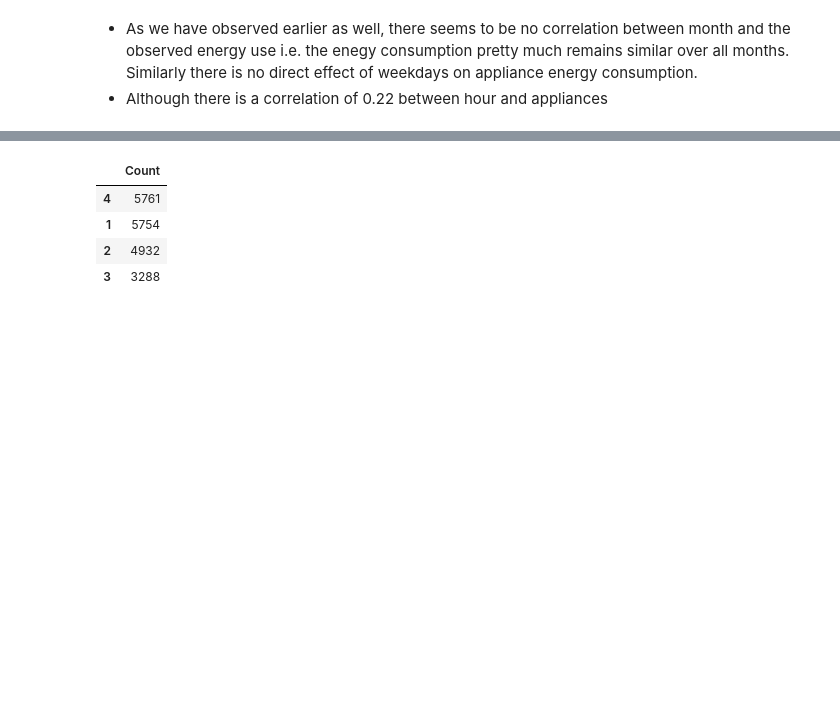
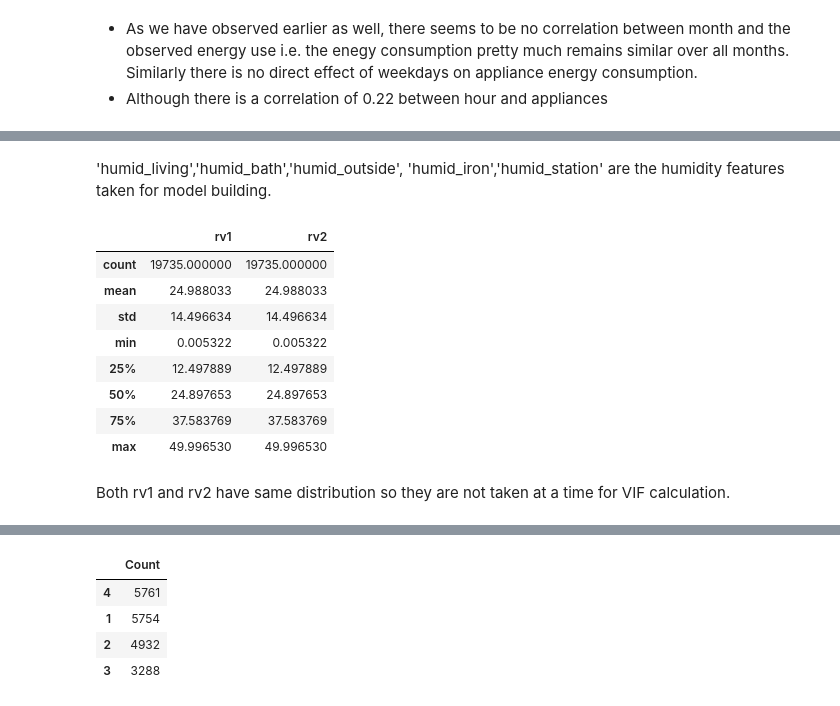
Before and after one commit to amrita-sarkar1/Appliance-Energy-Prediction, a Jupyter notebook: Appliance_Energy_Prediction_.ipynb, the cells around one changed output, grey strips where cells are left out. Drawn from its saved outputs; the diff is of its cells as text; code cells hidden in the pictures; blank space fills up the shorter version.

```diff
--- a/Appliance_Energy_Prediction_.ipynb
+++ b/Appliance_Energy_Prediction_.ipynb
@@ -558,0 +573,17 @@ from sklearn.preprocessing import LabelEncoder
+# %% [markdown]
+'humid_living','humid_bath','humid_outside', 'humid_iron','humid_station' are the humidity features taken for model building.
+# %%
+# Inspection about rv1 and rv2
+df[['rv1', 'rv2']].describe()
+# %% [output]
+|  | rv1 | rv2 |
+| count | 19735.000000 | 19735.000000 |
+| mean | 24.988033 | 24.988033 |
+| std | 14.496634 | 14.496634 |
+| min | 0.005322 | 0.005322 |
+| 25% | 12.497889 | 12.497889 |
+| 50% | 24.897653 | 24.897653 |
+| 75% | 37.583769 | 37.583769 |
+| max | 49.996530 | 49.996530 |
+# %% [markdown]
+Both rv1 and rv2 have same distribution so they are not taken at a time for VIF calculation.
```
Also changed, not shown: parts of 136 cells of this notebook.
